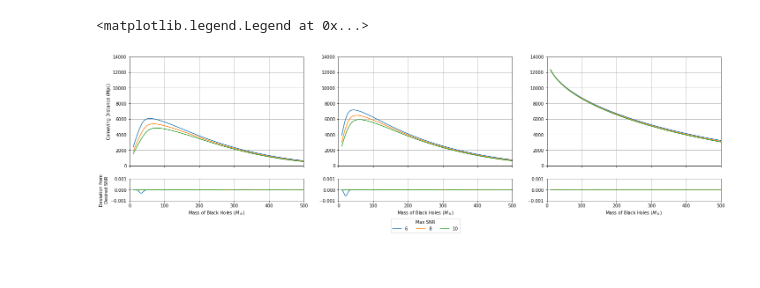
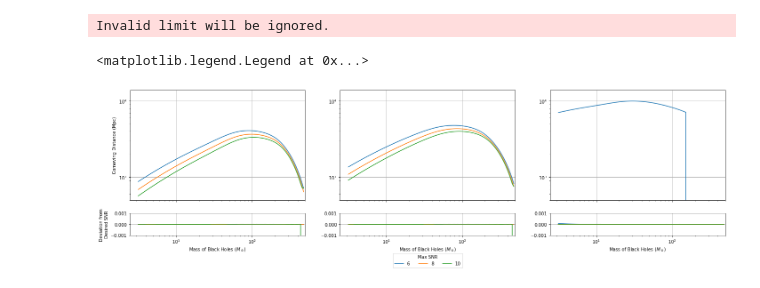
Before and after one commit to rliu7926/weinstein-ligo-research, a Jupyter notebook: 4.2 Distance Estimation Simulations.ipynb, the cells around one changed output. Cells and saved outputs as stored; diff of their text form; code cells hidden in the pictures.

```diff
--- a/4.2 Distance Estimation Simulations.ipynb
+++ b/4.2 Distance Estimation Simulations.ipynb
@@ -160,9 +160,9 @@ ans, diff = estimate_distance(snr=8, guess=2000, alpha=-100, iterations=200, tol
 
 # Both tolerance and iterations works well
 # %%
-## Determine distance measurements for different sensitivities
+## Determine distance measurements for differei;opont sensitivities
 
-masslist = np.arange(1, 2.7, 0.02)
+masslist = np.arange(0.5, 2.7, 0.02)
 masslist = 10**masslist
 distlist6aligo, distlist8aligo, distlist10aligo, distlist6aplus, distlist8aplus, distlist10aplus, distlist6cosmic, distlist8cosmic, distlist10cosmic = ([0] * len(masslist) for i in range(9))
 difflist6aligo, difflist8aligo, difflist10aligo, difflist6aplus, difflist8aplus, difflist10aplus, difflist6cosmic, difflist8cosmic, difflist10cosmic = ([0] * len(masslist) for i in range(9))
@@ -180,9 +180,9 @@ difflist = [difflistaligo, difflistaplus, difflistcosmic]
 
 snrlist=[6,8,10]
 lowfreq=[20,20,15]
-guess=[1000, 1500, 9000]
-alpha=[-20, -20, -10]
-iterations=300
+guess=[800, 1000, 9000]
+alpha=[-50, -50, -20]
+iterations=200
 
 for psd in range(0, len(distlist)):
   for snr in range(len(distlistaligo)):
@@ -197,18 +216,18 @@ for psd in range(0, len(distlist)):
 # %%
-distlist6cosmic, distlist8cosmic, distlist10cosmic = ([12000] * (len(masslist)+1) for i in range(3))
+distlist6cosmic, distlist8cosmic, distlist10cosmic = ([9000] * (len(masslist)+1) for i in range(3))
 
 for mass in range(len(masslist)):
-  distlist6cosmic[mass+1], difflist6cosmic[mass] = estimate_distance(snr=6, guess=distlist6cosmic[mass], alpha=-20, iterations=iterations, tolerance=1*10**-5,
+  distlist6cosmic[mass+1], difflist6cosmic[mass] = estimate_distance(snr=6, guess=distlist6cosmic[mass], alpha=-20, iterations=500, tolerance=10**-5,
                                               mass1=masslist[mass], mass2=masslist[mass], tmass1=masslist[mass], tmass2=masslist[mass],
                                               spin1=[0,0,0], spin2=[0,0,0], tspin1=[0,0,0], tspin2=[0,0,0],
                                               res=1.0/1024, fres=1.0/16, flow=lowfreq[psd], psd = psdlist[psd], dist='param')
 
-  distlist8cosmic[mass+1], difflist8cosmic[mass] = estimate_distance(snr=8, guess=distlist6cosmic[mass], alpha=-20, iterations=iterations, tolerance=1*10**-5,
+  distlist8cosmic[mass+1], difflist8cosmic[mass] = estimate_distance(snr=8, guess=distlist6cosmic[mass], alpha=-20, iterations=500, tolerance=10**-5,
                                               mass1=masslist[mass], mass2=masslist[mass], tmass1=masslist[mass], tmass2=masslist[mass],
                                               spin1=[0,0,0], spin2=[0,0,0], tspin1=[0,0,0], tspin2=[0,0,0],
                                               res=1.0/1024, fres=1.0/16, flow=lowfreq[psd], psd = psdlist[psd], dist='param')
 
-  distlist10cosmic[mass+1], difflist10cosmic[mass] = estimate_distance(snr=10, guess=distlist6cosmic[mass], alpha=-20, iterations=iterations, tolerance=1*10**-5,
+  distlist10cosmic[mass+1], difflist10cosmic[mass] = estimate_distance(snr=10, guess=distlist6cosmic[mass], alpha=-20, iterations=500, tolerance=10**-5,
                                               mass1=masslist[mass], mass2=masslist[mass], tmass1=masslist[mass], tmass2=masslist[mass],
                                               spin1=[0,0,0], spin2=[0,0,0], tspin1=[0,0,0], tspin2=[0,0,0],
                                               res=1.0/1024, fres=1.0/16, flow=lowfreq[psd], psd = psdlist[psd], dist='param')
@@ -221,34 +240,35 @@ del distlist10cosmic[0]
 # %%
 fig, axs = plt.subplots(2, 3, figsize=(24,6), sharex=True, gridspec_kw={'height_ratios': [5, 1]})
 
 distlistaligo = [distlist6aligo, distlist8aligo, distlist10aligo]
 distlistaplus = [distlist6aplus, distlist8aplus, distlist10aplus]
 distlistcosmic = [distlist6cosmic, distlist8cosmic, distlist10cosmic]
 distlist = [distlistaligo, distlistaplus, distlistcosmic]
 
 for i in range(len(distlist)):
   for j in range(len(distlist[i])):
-    axs[0, i].plot(masslist, distlist[i][j])
+    axs[0, i].loglog(masslist, distlist[i][j])
 
 for i in range(len(difflist)):
   for j in range(len(difflist[i])):
     axs[1, i].plot(masslist, difflist[i][j])
 
 for i in range(len(difflist)):
-  axs[0,i].set_ylim([0, 14000])
+  axs[0,i].set_ylim([500, 14000])
   axs[0,i].set_xlim([0, 500])
   axs[0,i].grid()
   axs[1,i].set_ylim([-0.001, 0.001])
   axs[1,i].grid()
 
 plt.setp(axs[-1, :], xlabel='Mass of Black Holes ($M_\odot$)')
 plt.setp(axs[0, 0], ylabel='Comoving Distance (Mpc)')
 plt.setp(axs[1,0], ylabel='Deviation from \nDesired SNR')
 
 axs[1,1].legend(loc="lower center", bbox_to_anchor=(0.5, -1.5), borderaxespad=0.1, labels=['6', '8', '10'], title="Max SNR", ncol=3)
 # %% [output]
-<matplotlib.legend.Legend at 0x...>
+Invalid limit will be ignored.
+<matplotlib.legend.Legend at 0x...>
-[figure, old version]
+[figure, new version]
 # %%
 ## Plot the same thing as above but using maximum redshift vs. mass instead
 
```
Also changed, not shown: parts of 13 cells of this notebook.
